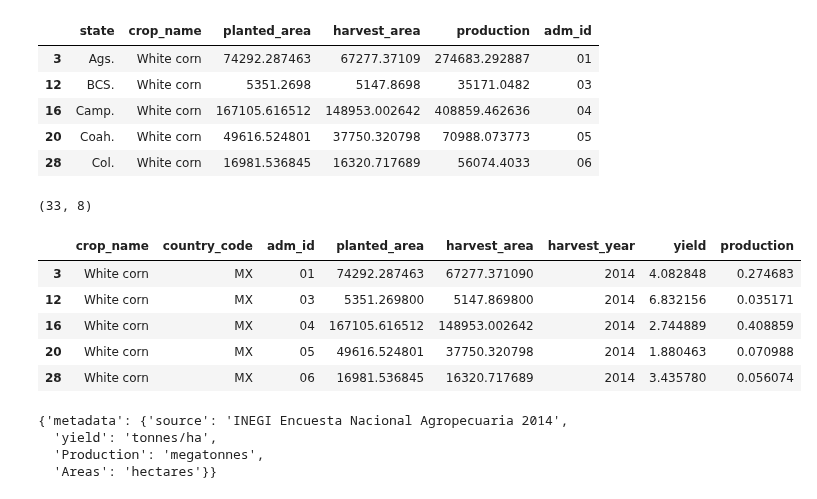
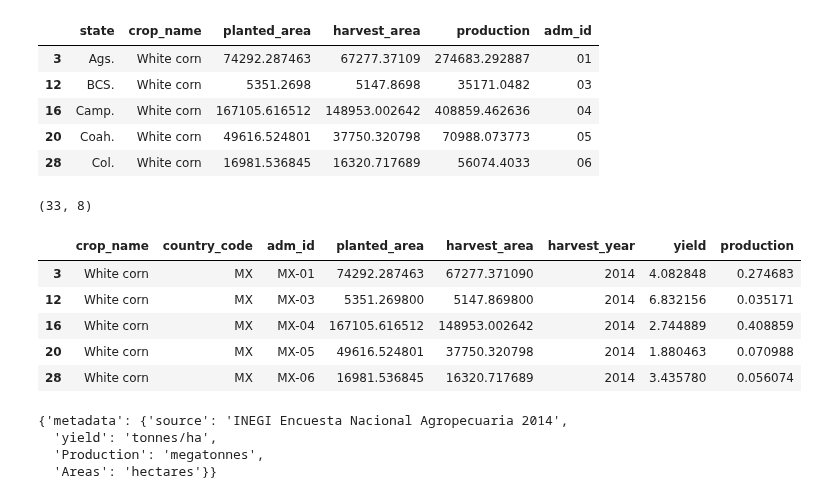
Before and after one commit to BigDataWUR/AgML-CY-Bench, a Jupyter notebook: data_preparation/crop_statistics_MX/preprocess_code/filter_census_2014.ipynb, the cells around one changed output. Cells and saved outputs as stored; diff of their text form; code cells hidden in the pictures.

```diff
--- a/data_preparation/crop_statistics_MX/preprocess_code/filter_census_2014.ipynb
+++ b/data_preparation/crop_statistics_MX/preprocess_code/filter_census_2014.ipynb
@@ -201,37 +201,41 @@ maiz_df.head(5)
 # %%
 # Create country and year column
 maiz_df["country_code"] = "MX"
 maiz_df["harvest_year"] = "2014"
 
 # calculate yield
 maiz_df["yield"] = maiz_df["production"] / maiz_df["harvest_area"]
 
 # Transform to numeric
 maiz_df['planted_area'] = pd.to_numeric(maiz_df['planted_area'], errors='coerce')
 maiz_df['harvest_area'] = pd.to_numeric(maiz_df['harvest_area'], errors='coerce')
 maiz_df['yield'] = pd.to_numeric(maiz_df['yield'], errors='coerce')
 maiz_df['production'] = pd.to_numeric(maiz_df['production'], errors='coerce')
 maiz_df['production'] = maiz_df['production']/1000000
 
 # reorder columns and leave the target ones
 ordered_columns = [
     'crop_name','country_code','adm_id',
     'planted_area', 'harvest_area','harvest_year', 'yield','production'
 ]
 
 # Reorder the DataFrame columns
 maiz_df = maiz_df[ordered_columns]
 
+# Add prefix "MX-" to the 'adm_id' column# Convert 'adm_id' column to string type
+#maiz_df['adm_id'] = maiz_df['adm_id'].astype(str)
+maiz_df['adm_id'] = maiz_df['adm_id'].apply(lambda x: 'MX-' + x)
+
 print(maiz_df.shape)
 maiz_df.head()
 # %% [output]
 (33, 8)
 |  | crop_name | country_code | adm_id | planted_area | harvest_area | harvest_year | yield | production |
-| 3 | White corn | MX | 01 | 74292.287463 | 67277.371090 | 2014 | 4.082848 | 0.274683 |
-| 12 | White corn | MX | 03 | 5351.269800 | 5147.869800 | 2014 | 6.832156 | 0.035171 |
-| 16 | White corn | MX | 04 | 167105.616512 | 148953.002642 | 2014 | 2.744889 | 0.408859 |
-| 20 | White corn | MX | 05 | 49616.524801 | 37750.320798 | 2014 | 1.880463 | 0.070988 |
-| 28 | White corn | MX | 06 | 16981.536845 | 16320.717689 | 2014 | 3.435780 | 0.056074 |
+| 3 | White corn | MX | MX-01 | 74292.287463 | 67277.371090 | 2014 | 4.082848 | 0.274683 |
+| 12 | White corn | MX | MX-03 | 5351.269800 | 5147.869800 | 2014 | 6.832156 | 0.035171 |
+| 16 | White corn | MX | MX-04 | 167105.616512 | 148953.002642 | 2014 | 2.744889 | 0.408859 |
+| 20 | White corn | MX | MX-05 | 49616.524801 | 37750.320798 | 2014 | 1.880463 | 0.070988 |
+| 28 | White corn | MX | MX-06 | 16981.536845 | 16320.717689 | 2014 | 3.435780 | 0.056074 |
 # %%
 # Define metadata
 metadata = {
```
Also changed, not shown: 3 other files.
